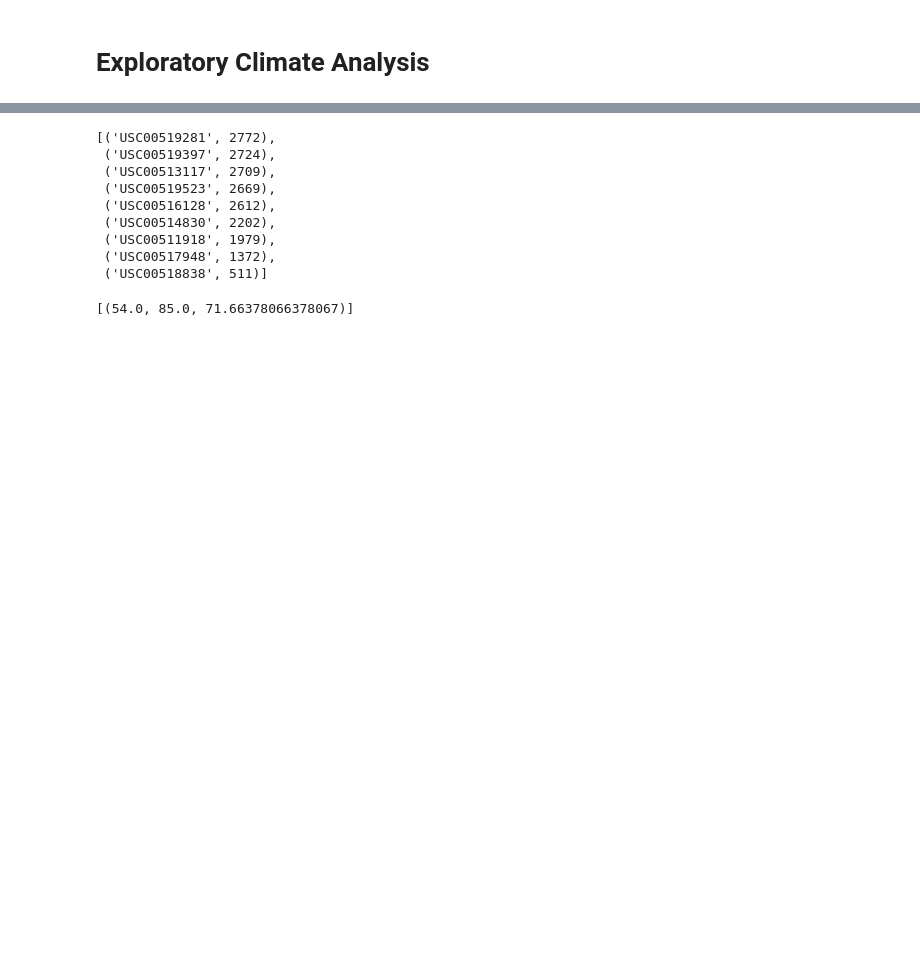
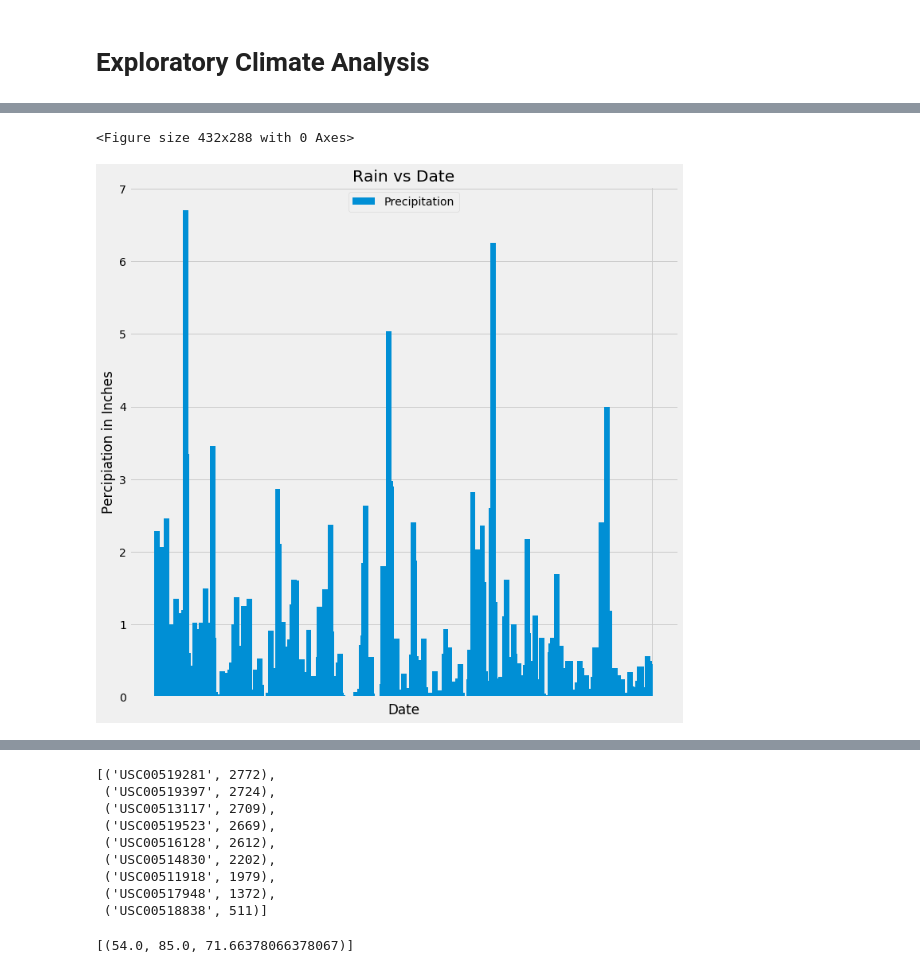
Before and after one commit to rschroer/allhomeworks, a Jupyter notebook: HW08/climate_starter_sqlite3.ipynb, the cells around one changed output, grey strips where cells are left out. Drawn from its saved outputs; the diff is of its cells as text; code cells hidden in the pictures; blank space fills up the shorter version.

Commit message:
Formatted first graph and created Histogram

```diff
--- a/HW08/climate_starter_sqlite3.ipynb
+++ b/HW08/climate_starter_sqlite3.ipynb
@@ -94,2 +61,22 @@ FROM measurement
+# %%
+#Make a bar graph
+plt.figure(1)
+plt.figure(figsize=(11,11))
+plt.bar(climate_group.index,climate_group["Precipitation"], width=4)
+
+# Add title and labels
+plt.ylabel('Percipiation in Inches')
+plt.xlabel('Date')
+plt.title("Rain vs Date")
+
+#Remove the xticks on the bottom
+plt.xticks('')
+
+plt.legend(["Precipitation"],loc=9)
+
+plt.show()
+# %% [output]
+<Figure size 432x288 with 0 Axes>
+[figure, added]
 # %%
 # Use Pandas to calcualte the summary statistics for the precipitation data
```
Also changed, not shown: parts of 16 cells of this notebook.
